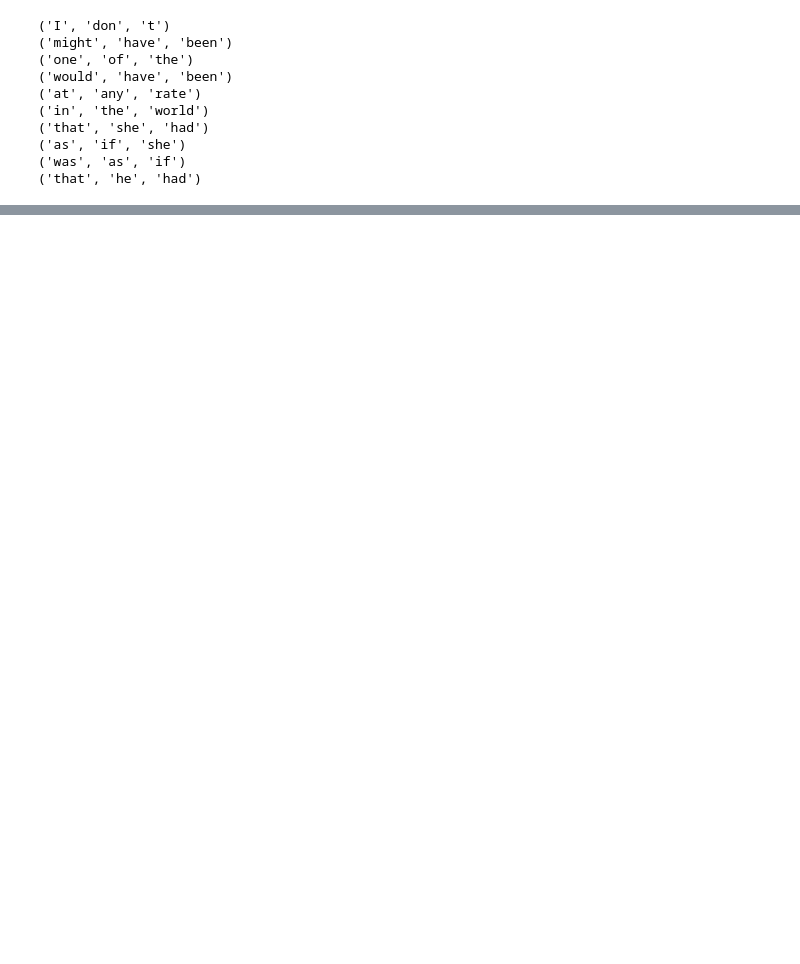
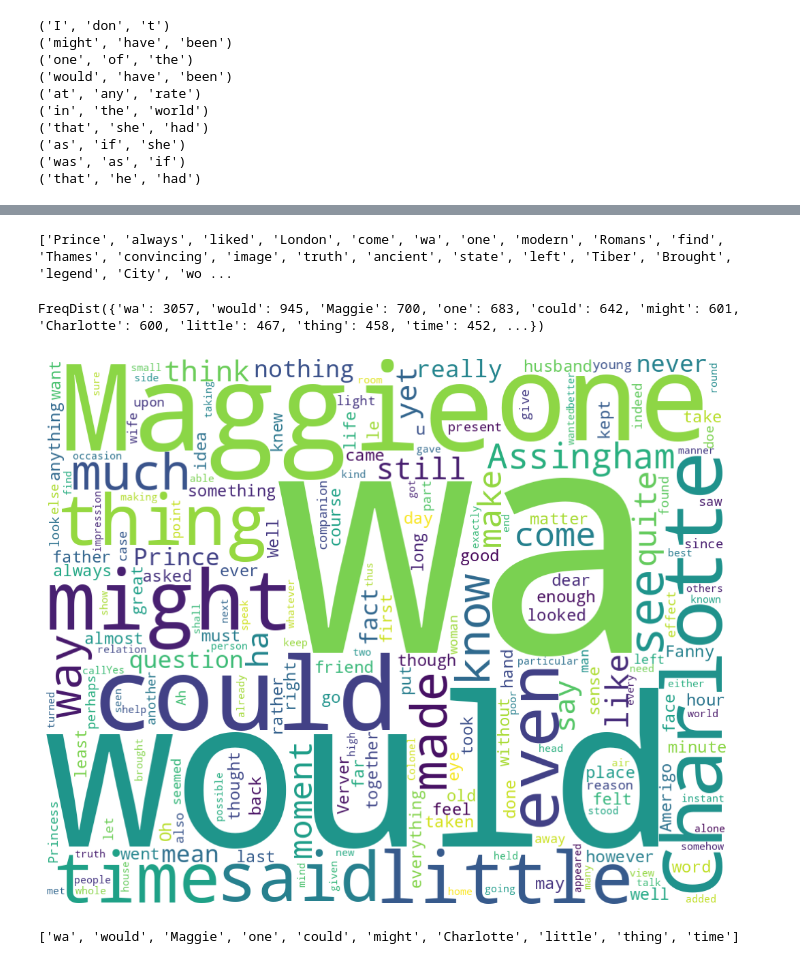
Before and after one commit to alex-smith-uwec/CS491, a Jupyter notebook: PreProcessing.ipynb, the cells around one changed output, grey strips where cells are left out. Drawn from its saved outputs; the diff is of its cells as text; code cells hidden in the pictures; blank space fills up the shorter version.

```diff
--- a/PreProcessing.ipynb
+++ b/PreProcessing.ipynb
@@ -380,0 +475,2 @@ The only thing is Maggie added in a condition and yet by your answer to
+# %%
+clean_tokens=[word for word in all_tokens if word.isalpha()]
@@ -380,0 +481,34 @@ The only thing is Maggie added in a condition and yet by your answer to
+# %%
+All_words = [word for word in clean_tokens if word.casefold() not in stop_words]
+# %%
+print(All_words[0:100])
+# %% [output]
+['Prince', 'always', 'liked', 'London', 'come', 'wa', 'one', 'modern', 'Romans', 'find', 'Thames', 'convincing', 'image', 'truth', 'ancient', 'state', 'left', 'Tiber', 'Brought', 'legend', 'City', 'wo ...
+# %%
+All_fd=nltk.FreqDist(All_words)
+# %%
+All_fd
+# %% [output]
+FreqDist({'wa': 3057, 'would': 945, 'Maggie': 700, 'one': 683, 'could': 642, 'might': 601, 'Charlotte': 600, 'little': 467, 'thing': 458, 'time': 452, ...})
+# %%
+wordcloud = WordCloud(width = 1000, height = 800,
+                      background_color ='white',
+                      max_words=200,
+                      prefer_horizontal=0.5,
+                      random_state=4,
+                      contour_color='steelblue').generate_from_frequencies(All_fd)
+# %%
+# plot the WordCloud image
+plt.figure(figsize = (10, 8), facecolor = None)
+plt.imshow(wordcloud)
+plt.axis("off")
+plt.tight_layout(pad = -0.1)
+
+plt.show()
+# %% [output]
+[figure, added]
+# %%
+Top_words = [word for (word, freq) in All_fd.most_common(10)]
+print(Top_words)
+# %% [output]
+['wa', 'would', 'Maggie', 'one', 'could', 'might', 'Charlotte', 'little', 'thing', 'time']
```
Also changed, not shown: parts of 18 cells of this notebook.
